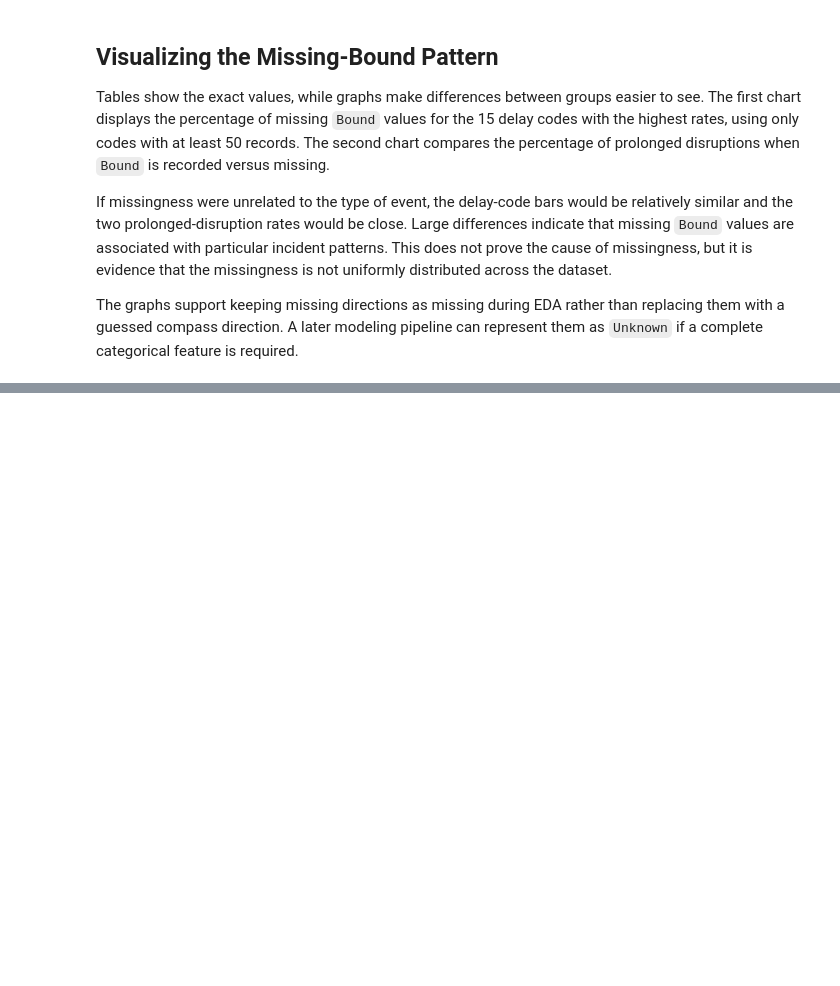
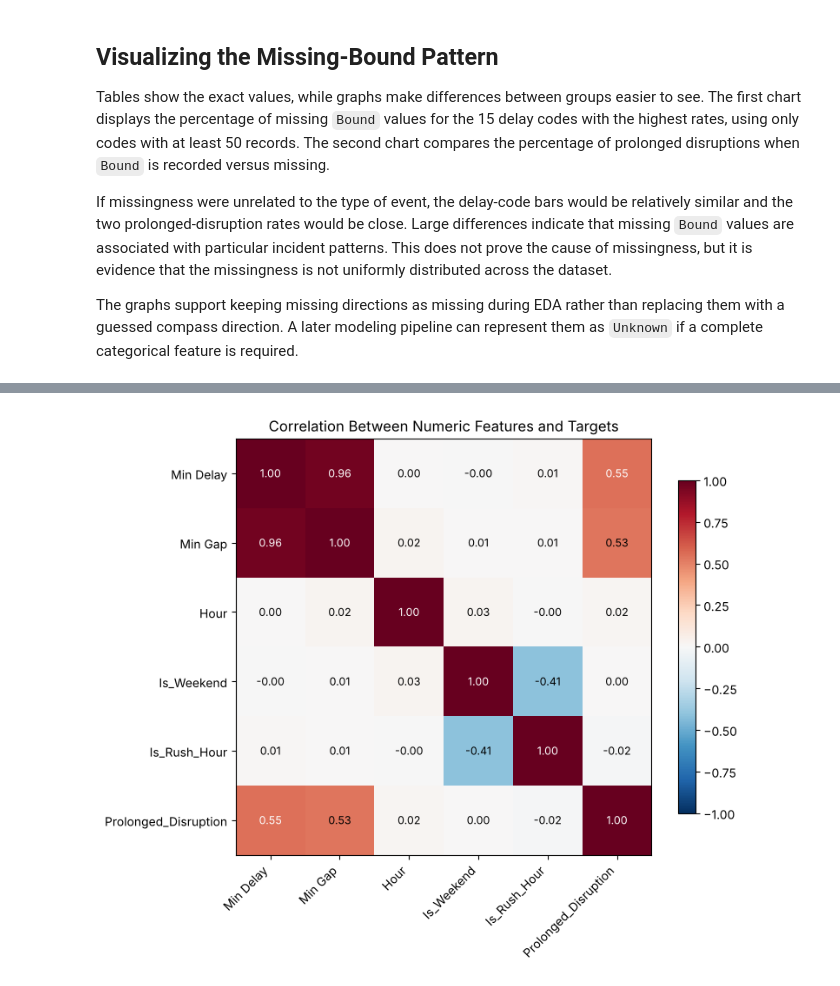
Before and after one commit to azahra4/TTC_EDA_Project, a Jupyter notebook: TTC_Delay_EDA.ipynb, the cells around one changed output, grey strips where cells are left out. Cells and saved outputs as stored; diff of their text form; code cells hidden in the pictures; blank space fills up the shorter version.

```diff
--- a/TTC_Delay_EDA.ipynb
+++ b/TTC_Delay_EDA.ipynb
@@ -367,0 +885,25 @@ plt.show()
+# %%
+# Correlation between the numeric columns and the two targets.
+correlation_cols = ["Min Delay", "Min Gap", "Hour", "Is_Weekend",
+                    "Is_Rush_Hour", "Prolonged_Disruption"]
+correlation_matrix = train_df[correlation_cols].corr(numeric_only=True)
+
+fig, ax = plt.subplots(figsize=(8, 6.5))
+image = ax.imshow(correlation_matrix, cmap="RdBu_r", vmin=-1, vmax=1)
+ax.set_xticks(range(len(correlation_cols)))
+ax.set_yticks(range(len(correlation_cols)))
+ax.set_xticklabels(correlation_cols, rotation=45, ha="right")
+ax.set_yticklabels(correlation_cols)
+ax.set_title("Correlation Between Numeric Features and Targets")
+
+for i in range(len(correlation_cols)):
+    for j in range(len(correlation_cols)):
+        value = correlation_matrix.iloc[i, j]
+        ax.text(j, i, f"{value:.2f}", ha="center", va="center",
+                color="white" if abs(value) > 0.55 else "black", fontsize=9)
+
+fig.colorbar(image, ax=ax, shrink=0.8)
+plt.tight_layout()
+plt.show()
+# %% [output]
+[figure, added]
```
Also changed, not shown: parts of 37 cells of this notebook, 1 other file.
